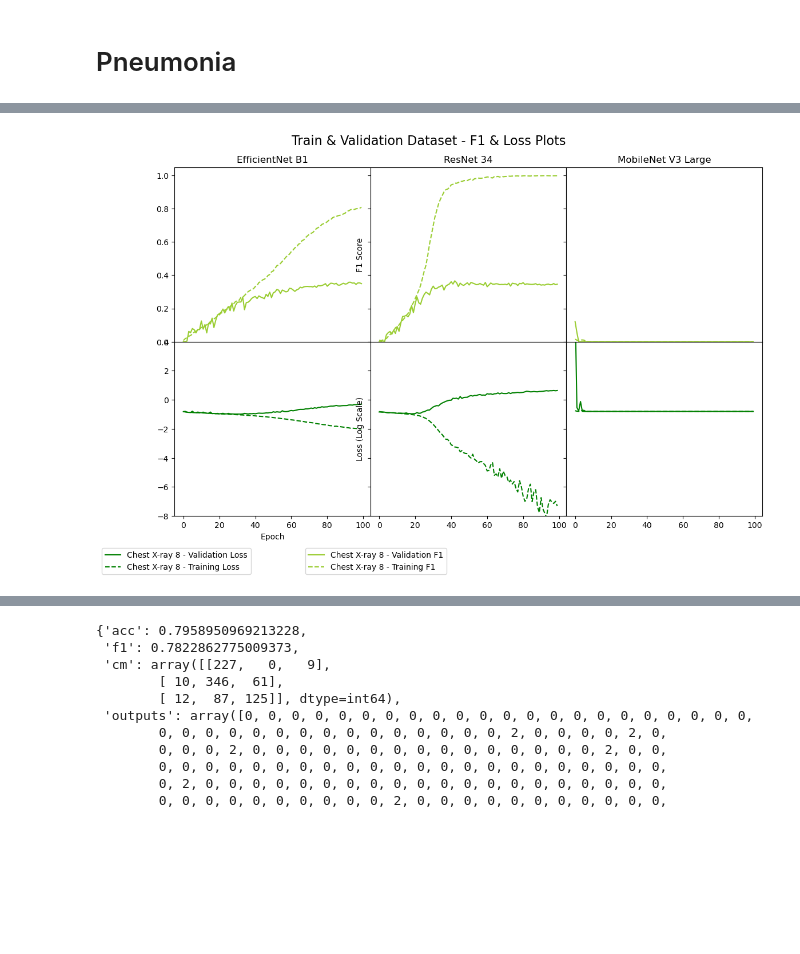
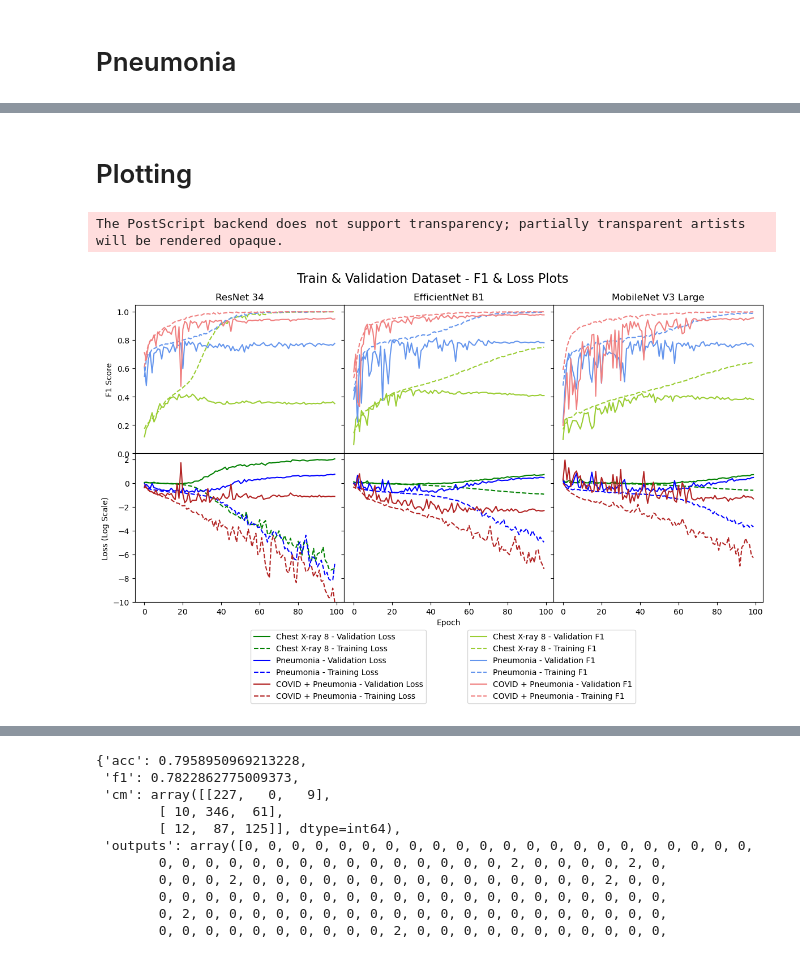
Before and after one commit to rohanchopra/Chest-X-Ray-Classification, a Jupyter notebook: notebooks/xray8/Multilabel Plot.ipynb, the cells around one changed output, grey strips where cells are left out. Drawn from its saved outputs; the diff is of its cells as text; code cells hidden in the pictures; blank space fills up the shorter version.

Commit message:
Create plots for the final report

```diff
--- a/notebooks/xray8/Multilabel Plot.ipynb
+++ b/notebooks/xray8/Multilabel Plot.ipynb
@@ -95,3 +67,0 @@ dataset_name = "chest_xray_8"
-# %%
-batch_size = "32"
-model_params[dataset_name] = get_metrics(model_name, dataset_name, num_epochs, batch_size, lr_start, lr_end)
@@ -104,0 +68,2 @@ with open(f'../../models/eval_metrics_{curr_model}_{dataset_name}_{num_epochs}_{
+# %%
+dataset_name = "pneumonia"
@@ -104,0 +78,2 @@ with open(f'../../models/eval_metrics_{curr_model}_{dataset_name}_{num_epochs}_{
+# %%
+dataset_name = "covid_pneumonia"
@@ -105,3 +86,5 @@ with open(f'../../models/eval_metrics_{curr_model}_{dataset_name}_{num_epochs}_{
+# %% [markdown]
+# Plotting
 # %%
 colors_acc = {'chest_xray_8': 'yellowgreen', 'covid_pneumonia': 'lightcoral', 'pneumonia': 'cornflowerblue'}
 colors_loss = {'chest_xray_8': 'green', 'covid_pneumonia': 'firebrick', 'pneumonia': 'blue'}
@@ -118,7 +101,7 @@ dataset_names = {'chest_xray_8': "Chest X-ray 8",
 # %%
 model = model_name[0]
 # %%
-model_name = [ "efficient_net_b1", "resnet34", "mobile_net_v3_large"]
+model_name = ["resnet34", "efficient_net_b1", "mobile_net_v3_large"]
 # %%
 #fig, ax1 = plt.subplots(1,3, figsize=(12, 5))
 fig = plt.figure(figsize=(12, 8))
@@ -154,33 +137,34 @@ for i in range(3):
     ax1[i].set_ylim([0, 1.05])
 
     #ax2.append(ax1[i].twinx())
     color = 'black'
 
     if start_flag[model]:
         ax2[i].set_ylabel('Loss (Log Scale)', color=color)
 
     for data in model_params.keys():
         ax2[i].plot(epochs,
                  np.log(model_params[data]['val_loss'][model]),
                  label=f'{dataset_names[data]} - Validation Loss',
                  color=colors_loss[data])
         ax2[i].plot(epochs,
                  np.log(model_params[data]['train_loss'][model]),
                  label=f'{dataset_names[data]} - Training Loss',
                  color=colors_loss[data], linestyle='--')
 
-    ax2[i].set_ylim([-8, 4])
+    ax2[i].set_ylim([-10, 2.5])
     ax2[i].tick_params(axis='y', labelcolor=color)
 
     if middle_flag[model]:
         ax1[i].legend(bbox_to_anchor=(1., -2.1, 0.41, 0.94))
         ax2[i].legend(bbox_to_anchor=(0., -1.1, 0.41, 0.94))
 
 fig.tight_layout()
 #fig.savefig("f1_loss_separate.png", format="png", dpi=600, bbox_inches="tight")
-#fig.savefig("f1_loss_separate.eps", format="eps", dpi=1200, bbox_inches="tight", transparent=True)
+fig.savefig("f1_loss_separate.eps", format="eps", dpi=1200, bbox_inches="tight", transparent=True)
 #fig.savefig("f1_loss_separate.pdf", format="pdf", dpi=1200, bbox_inches="tight", transparent=True)
 
 #fig.legend(bbox_to_anchor=(0., -1., 0.41, 0.94))
 # %% [output]
+The PostScript backend does not support transparency; partially transparent artists will be rendered opaque.
-[figure, old version]
+[figure, new version]
```
Also changed, not shown: parts of 49 cells of this notebook.
